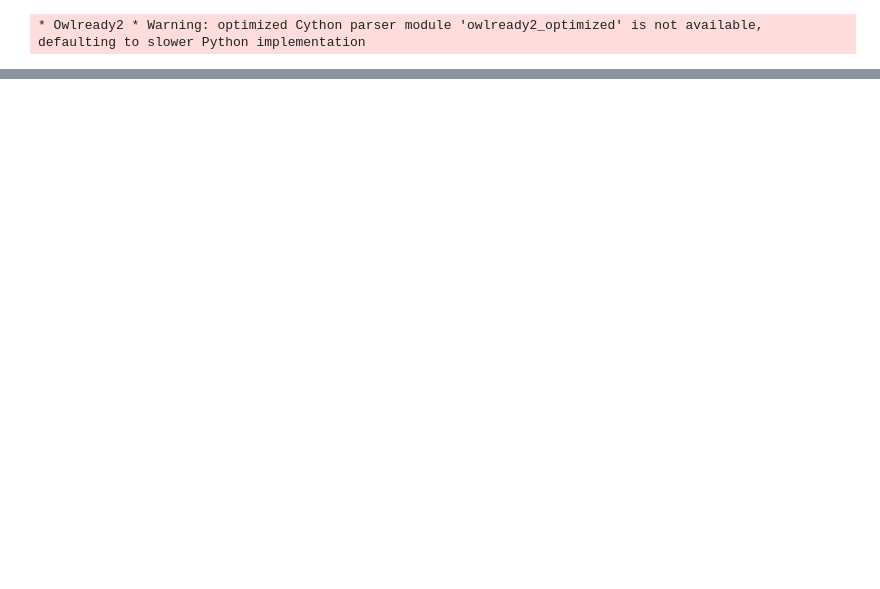
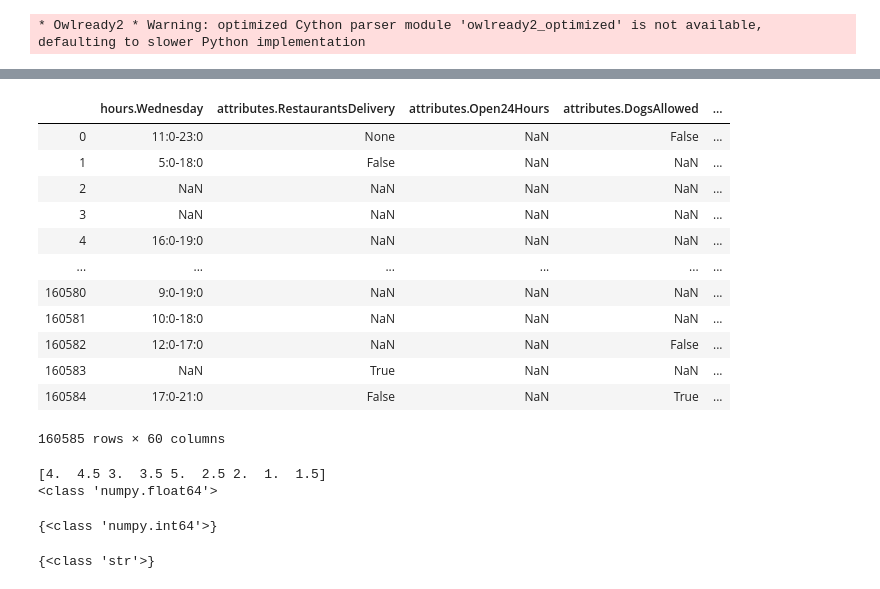
Before and after one commit to linkevint/cs270-final-project, a Jupyter notebook: psm/sandbox.ipynb, the cells around one changed output, grey strips where cells are left out. Cells and saved outputs as stored; diff of their text form; code cells hidden in the pictures; blank space fills up the shorter version.

```diff
--- a/psm/sandbox.ipynb
+++ b/psm/sandbox.ipynb
@@ -36,0 +30,40 @@ list(onto.classes())
+# %%
+business_pkl = '../yelp_dataset/business.pkl'
+review_pkl1 = '../yelp_dataset/review_1.pkl'
+review_pkl2 = '../yelp_dataset/review_2.pkl'
+review_pkl3 = '../yelp_dataset/review_3.pkl'
+# %%
+business_df = pd.read_pickle(business_pkl)
+# %%
+business_df
+# %% [output]
+|  | hours.Wednesday | attributes.RestaurantsDelivery | attributes.Open24Hours | attributes.DogsAllowed | ... |
+| 0 | 11:0-23:0 | None | NaN | False | ... |
+| 1 | 5:0-18:0 | False | NaN | NaN | ... |
+| 2 | NaN | NaN | NaN | NaN | ... |
+| 3 | NaN | NaN | NaN | NaN | ... |
+| 4 | 16:0-19:0 | NaN | NaN | NaN | ... |
+| ... | ... | ... | ... | ... | ... |
+| 160580 | 9:0-19:0 | NaN | NaN | NaN | ... |
+| 160581 | 10:0-18:0 | NaN | NaN | NaN | ... |
+| 160582 | 12:0-17:0 | NaN | NaN | False | ... |
+| 160583 | NaN | True | NaN | NaN | ... |
+| 160584 | 17:0-21:0 | False | NaN | True | ... |
+160585 rows × 60 columns
+# %%
+# unique values of 'stars'
+print(business_df['stars'].unique())
+print(type(business_df['stars'].unique()[0]))
+# %% [output]
+[4.  4.5 3.  3.5 5.  2.5 2.  1.  1.5]
+<class 'numpy.float64'>
+# %%
+# check types of all 'review_count' values
+print(set([type (x) for x in business_df['review_count'].unique()]))
+# %% [output]
+{<class 'numpy.int64'>}
+# %%
+# check types of all 'name' values
+print(set([type (x) for x in business_df['name'].unique()]))
+# %% [output]
+{<class 'str'>}
```
Also changed, not shown: parts of 18 cells of this notebook, 4 other files.
